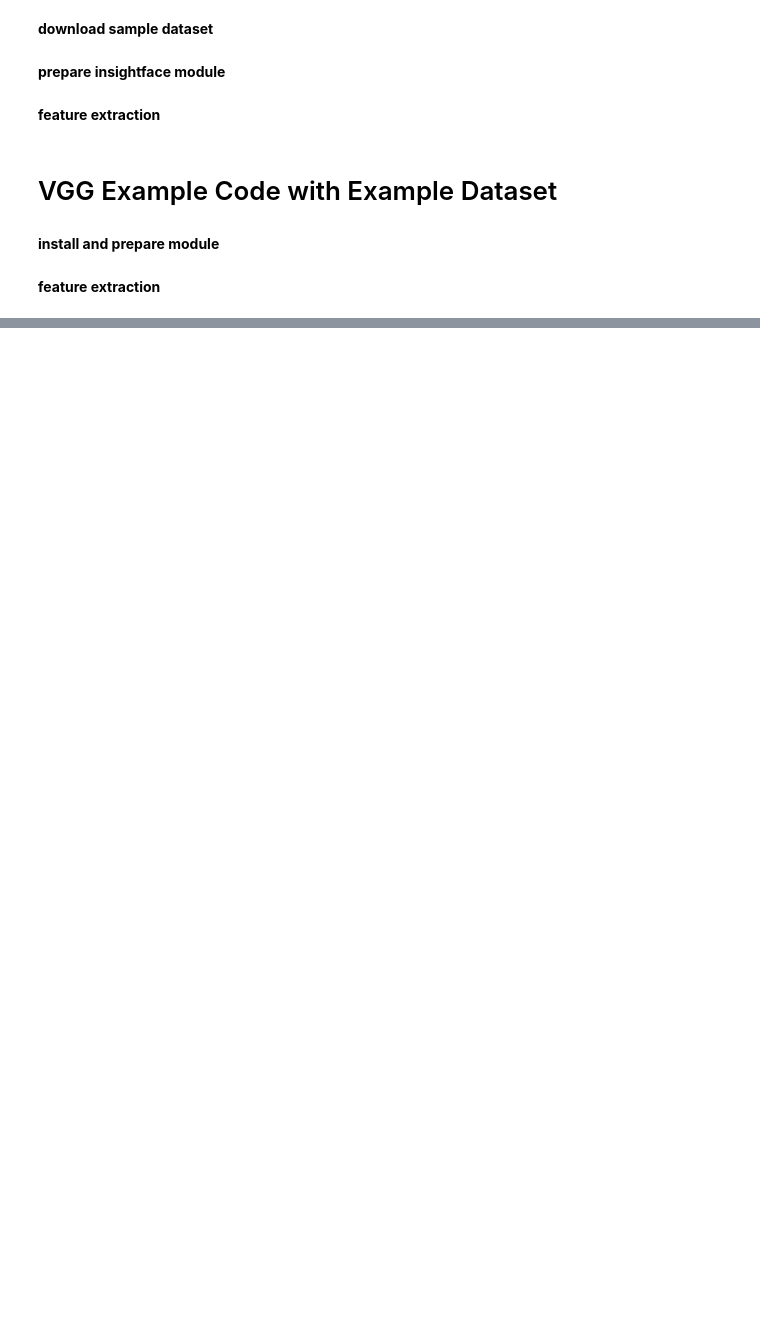
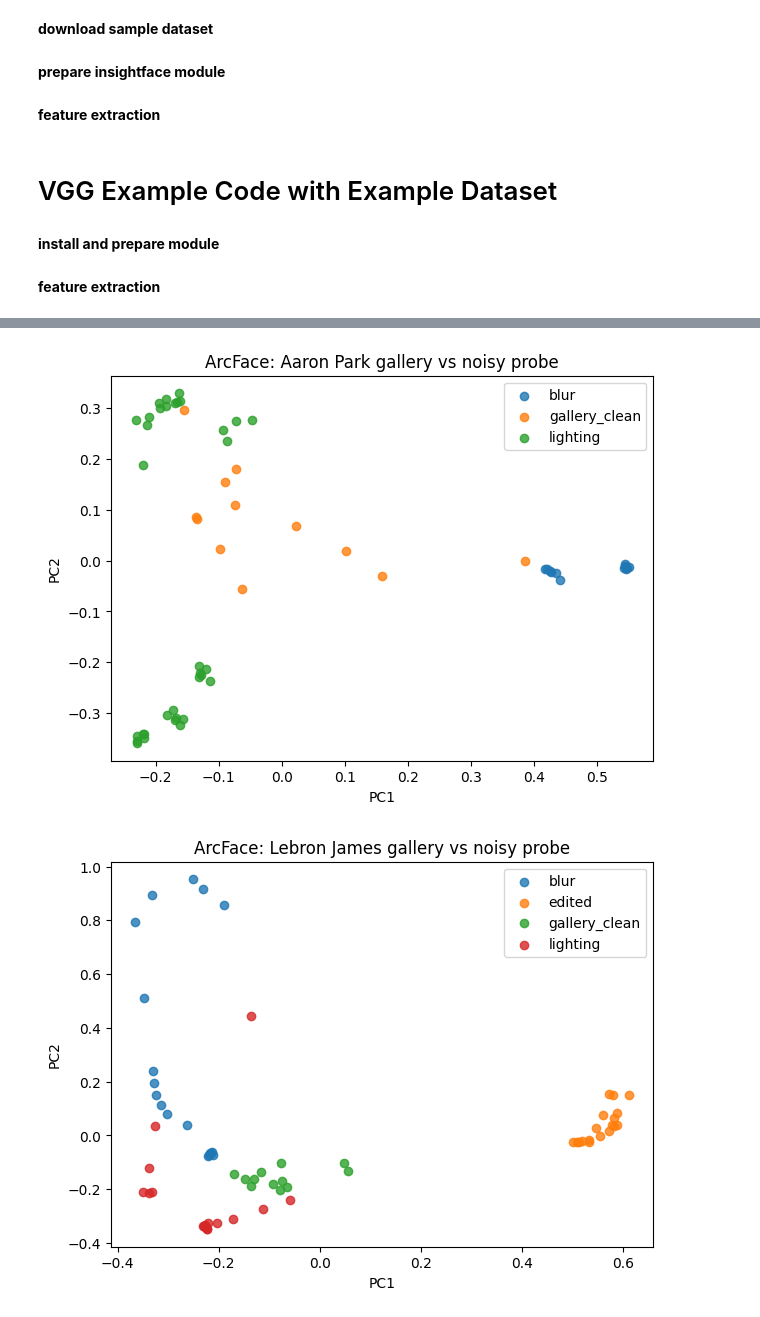
Before and after one commit to aaronmpark/DS3001-Project, a Jupyter notebook: Stage 2/DS3001_Part2.ipynb, the cells around one changed output, grey strips where cells are left out. Drawn from its saved outputs; the diff is of its cells as text; code cells hidden in the pictures; blank space fills up the shorter version.

```diff
--- a/Stage 2/DS3001_Part2.ipynb
+++ b/Stage 2/DS3001_Part2.ipynb
@@ -413,0 +701,31 @@ VGG probe: (588, 4096)
+# %%
+plot_gallery_vs_noisy(
+    arc_gallery_features, arc_gallery_labels,
+    arc_probe_features[arc_noisy_mask], arc_probe_labels[arc_noisy_mask], arc_probe_conditions[arc_noisy_mask],
+    "Aaron Park",
+    "ArcFace: Aaron Park gallery vs noisy probe"
+)
+
+plot_gallery_vs_noisy(
+    arc_gallery_features, arc_gallery_labels,
+    arc_probe_features[arc_noisy_mask], arc_probe_labels[arc_noisy_mask], arc_probe_conditions[arc_noisy_mask],
+    "Lebron James",
+    "ArcFace: Lebron James gallery vs noisy probe"
+)
+
+plot_gallery_vs_noisy(
+    vgg_gallery_features, vgg_gallery_labels,
+    vgg_probe_features[vgg_noisy_mask], vgg_probe_labels[vgg_noisy_mask], vgg_probe_conditions[vgg_noisy_mask],
+    "Aaron Park",
+    "VGG: Aaron Park gallery vs noisy probe"
+)
+
+plot_gallery_vs_noisy(
+    vgg_gallery_features, vgg_gallery_labels,
+    vgg_probe_features[vgg_noisy_mask], vgg_probe_labels[vgg_noisy_mask], vgg_probe_conditions[vgg_noisy_mask],
+    "Lebron James",
+    "VGG: Lebron James gallery vs noisy probe"
+)
+# %% [output]
+[figure, added]
+[figure, added]
```
Also changed, not shown: parts of 14 cells of this notebook.
